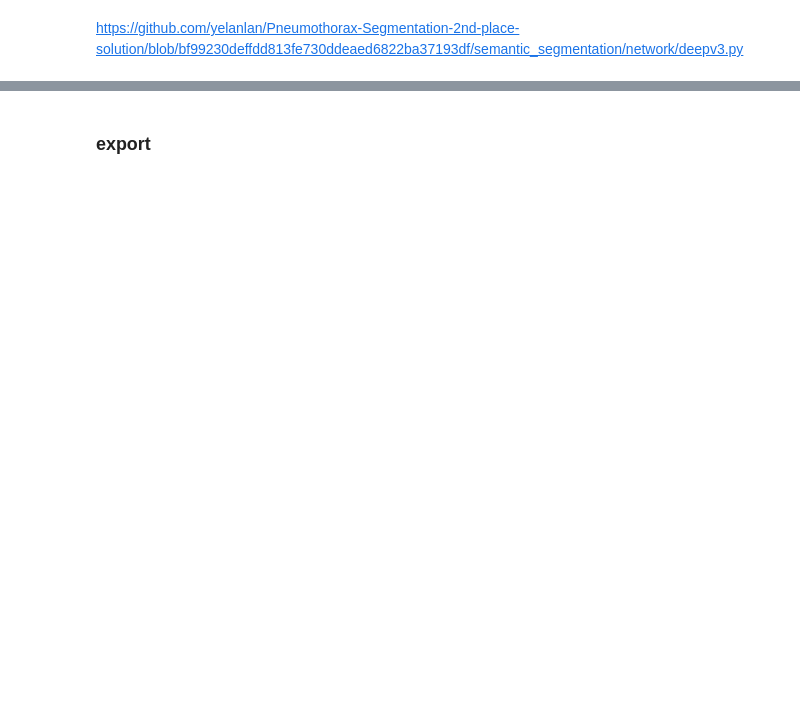
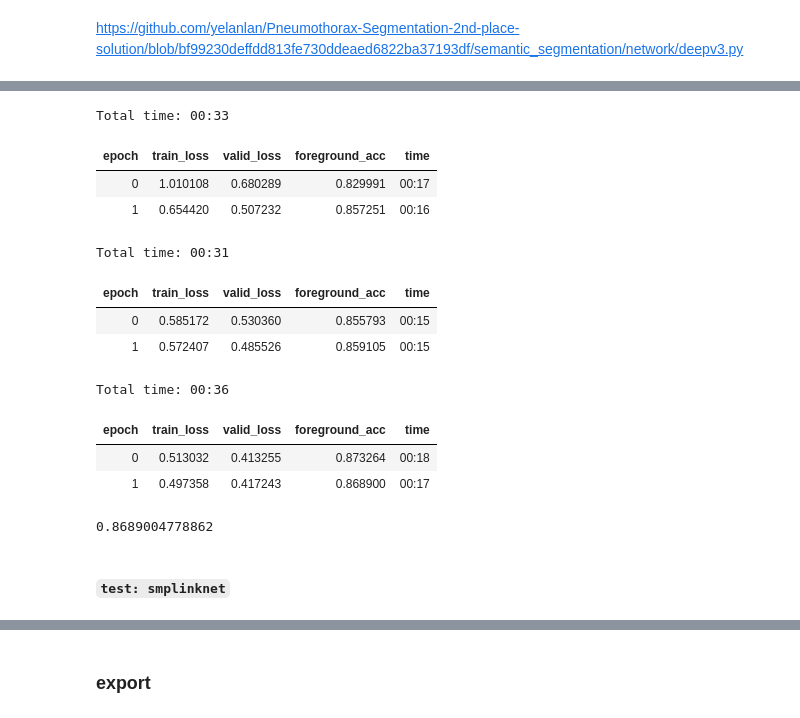
Before and after one commit to KeremTurgutlu/fast-kaggle, a Jupyter notebook: dev/13_segmentation_models.ipynb, the cells around one changed output, grey strips where cells are left out. Drawn from its saved outputs; the diff is of its cells as text; code cells hidden in the pictures; blank space fills up the shorter version.

```diff
--- a/dev/13_segmentation_models.ipynb
+++ b/dev/13_segmentation_models.ipynb
@@ -436,0 +580,20 @@ splits['deeplabv3seresnext101'] = _deeplab_split
+# %%
+model, split_fn, config = get_model("smpfpn", data, {})
+# %%
+_test_model(model, data, split_fn)
+# %% [output]
+Total time: 00:33
+| epoch | train_loss | valid_loss | foreground_acc | time |
+| 0 | 1.010108 | 0.680289 | 0.829991 | 00:17 |
+| 1 | 0.654420 | 0.507232 | 0.857251 | 00:16 |
+Total time: 00:31
+| epoch | train_loss | valid_loss | foreground_acc | time |
+| 0 | 0.585172 | 0.530360 | 0.855793 | 00:15 |
+| 1 | 0.572407 | 0.485526 | 0.859105 | 00:15 |
+Total time: 00:36
+| epoch | train_loss | valid_loss | foreground_acc | time |
+| 0 | 0.513032 | 0.413255 | 0.873264 | 00:18 |
+| 1 | 0.497358 | 0.417243 | 0.868900 | 00:17 |
+0.8689004778862
+# %% [markdown]
+#### `test: smplinknet`
```
Also changed, not shown: parts of 64 cells of this notebook, 31 other files.
